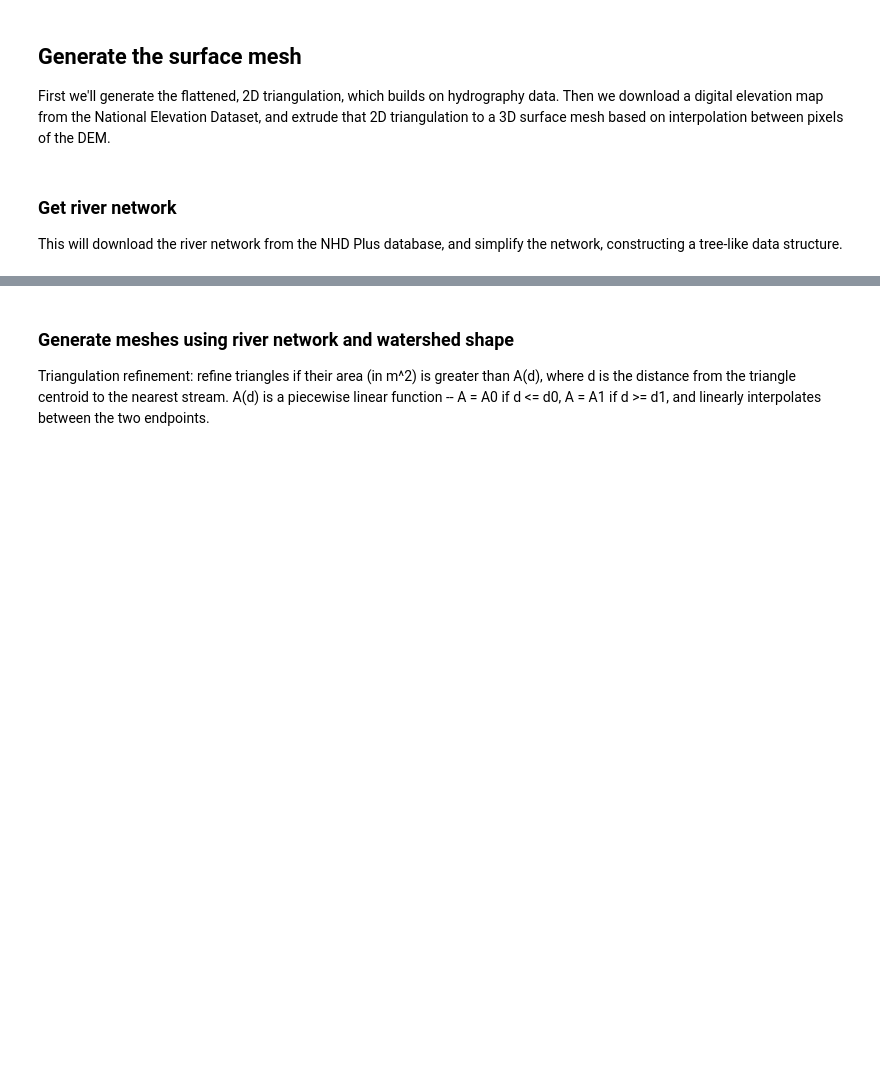
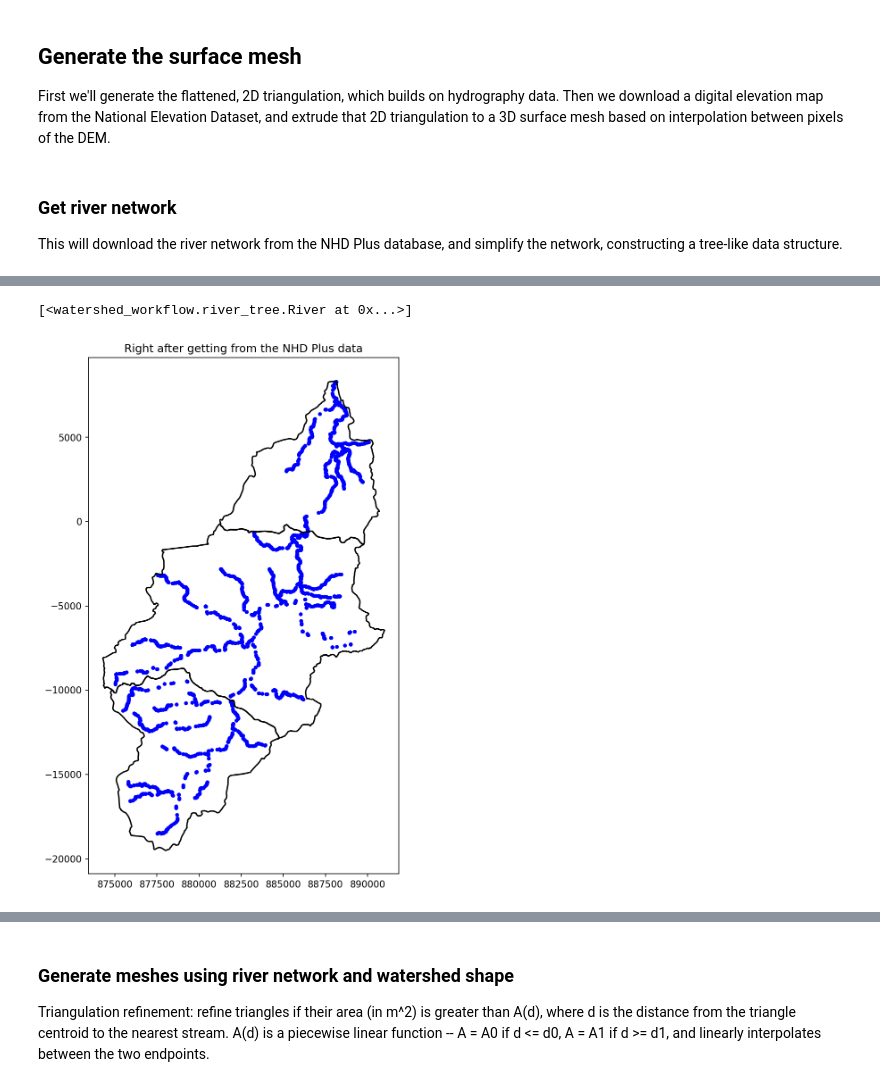
Before and after one commit to nirsun-pnnl/ww_and_ats_pnnl, a Jupyter notebook: watersheds/sb_kishwaukee_IL/watershed_workflow/ScriptsAndVar/SBKR_ww_100m_mixedEleme.ipynb, the cells around one changed output, grey strips where cells are left out. Cells and saved outputs as stored; diff of their text form; code cells hidden in the pictures; blank space fills up the shorter version.

Commit message:
Update South Branch Kishwaukee workflow notebook

```diff
--- a/watersheds/sb_kishwaukee_IL/watershed_workflow/ScriptsAndVar/SBKR_ww_100m_mixedEleme.ipynb
+++ b/watersheds/sb_kishwaukee_IL/watershed_workflow/ScriptsAndVar/SBKR_ww_100m_mixedEleme.ipynb
@@ -260,9 +292,10 @@ A wide range of data sources are available; here we use the defaults except for
 # %%
 # set up a dictionary of source objects
 sources = watershed_workflow.sources.getDefaultSources()
-sources['hydrography'] = watershed_workflow.sources.hydrography_sources['NHDPlus HR']
+#sources['hydrography'] = watershed_workflow.sources.hydrography_sources['NHDPlus HR']
+sources['hydrography'] = watershed_workflow.sources.hydrography_sources['NHD MR'] # ['NHDPlus MR v2.1', 'NHD MR', 'NHDPlus HR']
 sources['HUC'] = watershed_workflow.sources.huc_sources['WBD']
-sources['DEM'] = watershed_workflow.sources.dem_sources['3DEP 10m']
+sources['DEM'] = watershed_workflow.sources.dem_sources['3DEP 30m'] #['3DEP 60m','3DEP 30m','3DEP 10m']
 sources['geologic structure']=watershed_workflow.sources.ManagerGLHYMPS('data/clipped_input/GLHYMPS_SBKRMixed_buffer5km.shp')
 sources['depth to bedrock']=watershed_workflow.sources.ManagerRaster('data/clipped_input/BDTICM_M_250m_SBKRMixed_buffer5km.tif')
 watershed_workflow.sources.logSources(sources)
@@ -402,29 +492,33 @@ else:
 # %%
 rivers
+# %% [output]
+[<watershed_workflow.river_tree.River at 0x...>]
 # %%
 import copy
 
 rivers_orig = [river.deepcopy() for river in rivers]
 watershed_orig = copy.deepcopy(watershed)
 
 if generate_plots:
-  fig, ax = plt.subplots(figsize=(30, 20))
+  fig, ax = plt.subplots(figsize=(8, 10))
 
   watershed_orig.plot(ax=ax, color="k")
 
   x_coords = []
   y_coords = []
   for river in rivers_orig:
       for node in river.preOrder():
           x, y = node.linestring.xy
           x_coords.extend(x)
           y_coords.extend(y)
 
   ax.scatter(x_coords, y_coords, color='blue', s=10)
 
   ax.set_title('Right after getting from the NHD Plus data')
   ax.set_aspect('equal')
   plt.show()
+# %% [output]
+[figure, added]
 # %%
 # plot the rivers and watershed
 def plot(ws, rivs, ax=None):
```
Also changed, not shown: parts of 49 cells of this notebook.
